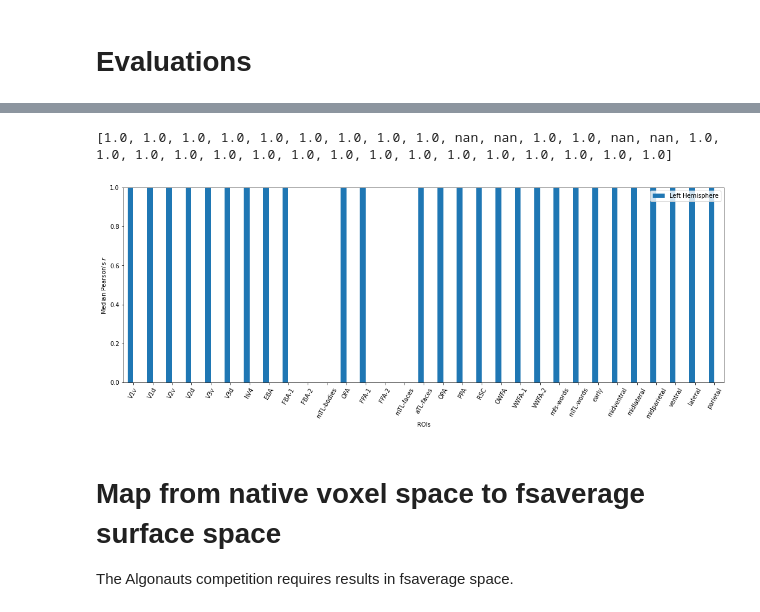
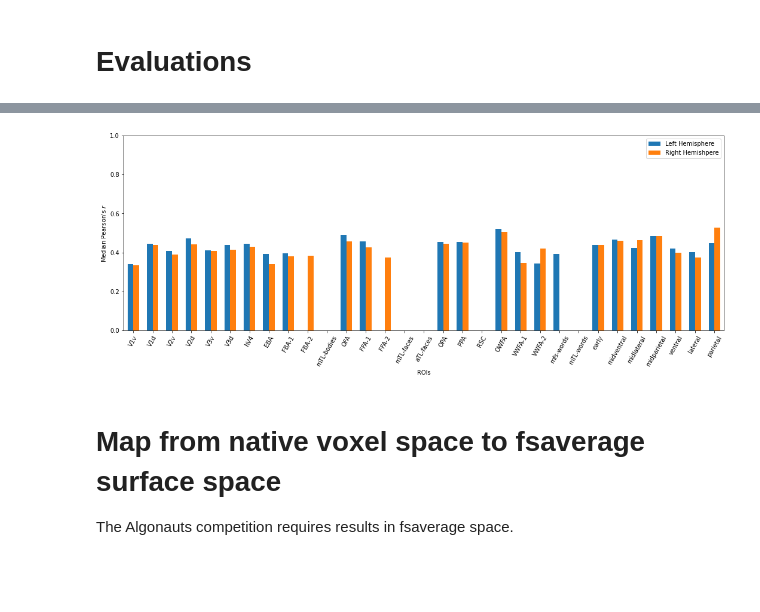
Before and after one commit to MedARC-AI/fMRI-Algonauts-Challenge-2023, a Jupyter notebook: algonauts.ipynb, the cells around one changed output, grey strips where cells are left out. Drawn from its saved outputs; the diff is of its cells as text; code cells hidden in the pictures; blank space fills up the shorter version.

Commit message:
plotting bugs fixed, visualization still not working

```diff
--- a/algonauts.ipynb
+++ b/algonauts.ipynb
@@ -350,4 +309,26 @@ def getRoiClass(roi):
     elif roi in ["early", "midventral", "midlateral", "midparietal", "ventral", "lateral", "parietal"]:
         roi_class = 'streams'
     return roi_class
+# %%
+# returns nsdgeneral roi mask
+def getRoiMask(hemisphere, roi):
+    roi_class = getRoiClass(roi)
+    file_roi = f"/scratch/gpfs/KNORMAN/natural-scenes-dataset/nsddata/ppdata/subj{subject}/func1pt8mm/roi/{hemisphere[0]}h.{roi_class}.nii.gz"
+    nifti_roi = nib.load(file_roi)
+    mask_roi = nifti_roi.get_fdata()
+
+    file_map = f"/scratch/gpfs/KNORMAN/natural-scenes-dataset/nsddata/freesurfer/subj{subject}/label/{roi_class}.mgz.ctab"
+    with open(file_map, "r") as file1:
+        map_list = file1.readlines()
+        map_dict = {}
+        for label in map_list:
+            roi_label = label.split()
+            map_dict.update({roi_label[1]: int(roi_label[0])})
+
+    label_int = map_dict[roi]
+    mask_roi[mask_roi!=label_int] = 0
+    mask_roi = np.asarray(mask_roi,bool)
+    mask_roi = mask_roi[nsd_mask==1]
+
+    return mask_roi
 # %%
@@ -403,23 +349,21 @@ IndexError: boolean index did not match indexed array along dimension 0; dimensi
 # %%
 # Create the plot
 lh_median_roi_correlation = [np.median(lh_roi_correlation[r]) for r in range(len(lh_roi_correlation))]
 rh_median_roi_correlation = [np.median(rh_roi_correlation[r]) for r in range(len(rh_roi_correlation))]
-print(lh_median_roi_correlation)
 plt.figure(figsize=(18,6))
 x = np.arange(len(roi_list))
 width = 0.30
 plt.bar(x - width/2, lh_median_roi_correlation, width, label='Left Hemisphere')
-# plt.bar(x + width/2, rh_median_roi_correlation, width,
-#     label='Right Hemishpere')
+plt.bar(x + width/2, rh_median_roi_correlation, width,
+    label='Right Hemishpere')
 plt.xlim(left=min(x)-.5, right=max(x)+.5)
 plt.ylim(bottom=0, top=1)
 plt.xlabel('ROIs')
 plt.xticks(ticks=x, labels=roi_list, rotation=60)
 plt.ylabel('Median Pearson\'s $r$')
 plt.legend(frameon=True, loc=1);
 # %% [output]
-[1.0, 1.0, 1.0, 1.0, 1.0, 1.0, 1.0, 1.0, 1.0, nan, nan, 1.0, 1.0, nan, nan, 1.0, 1.0, 1.0, 1.0, 1.0, 1.0, 1.0, 1.0, 1.0, 1.0, 1.0, 1.0, 1.0, 1.0, 1.0, 1.0]
-[figure, old version]
+[figure, new version]
 # %% [markdown]
 # Map from native voxel space to fsaverage surface space
 The Algonauts competition requires results in fsaverage space.
```
Also changed, not shown: parts of 20 cells of this notebook, 2 other files.
